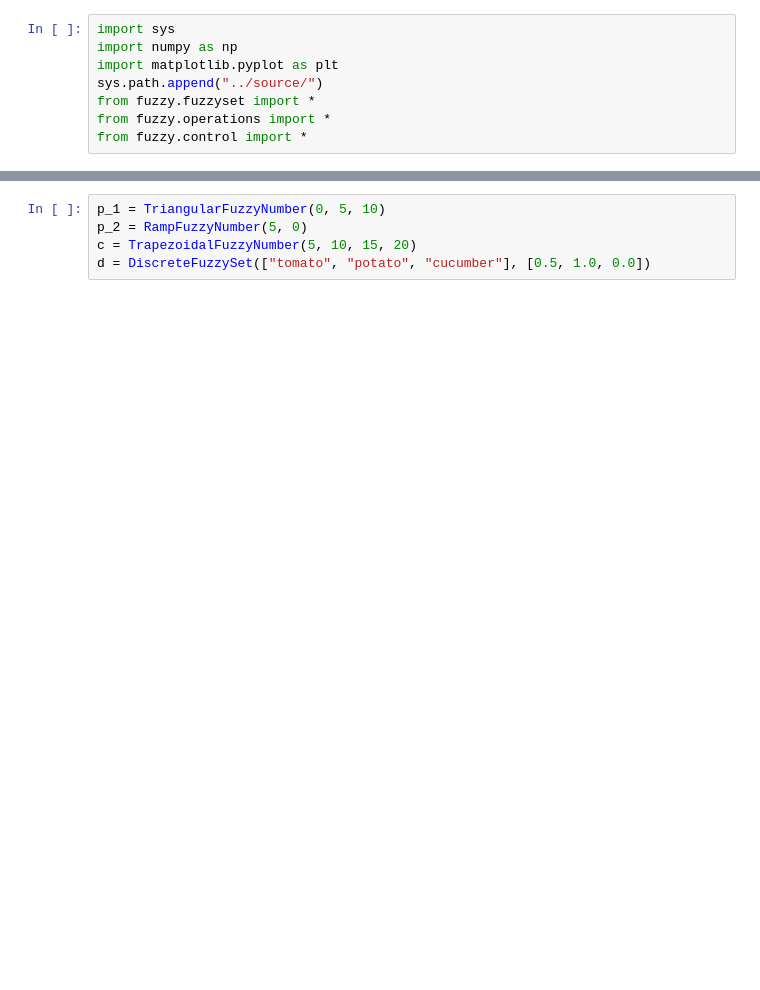
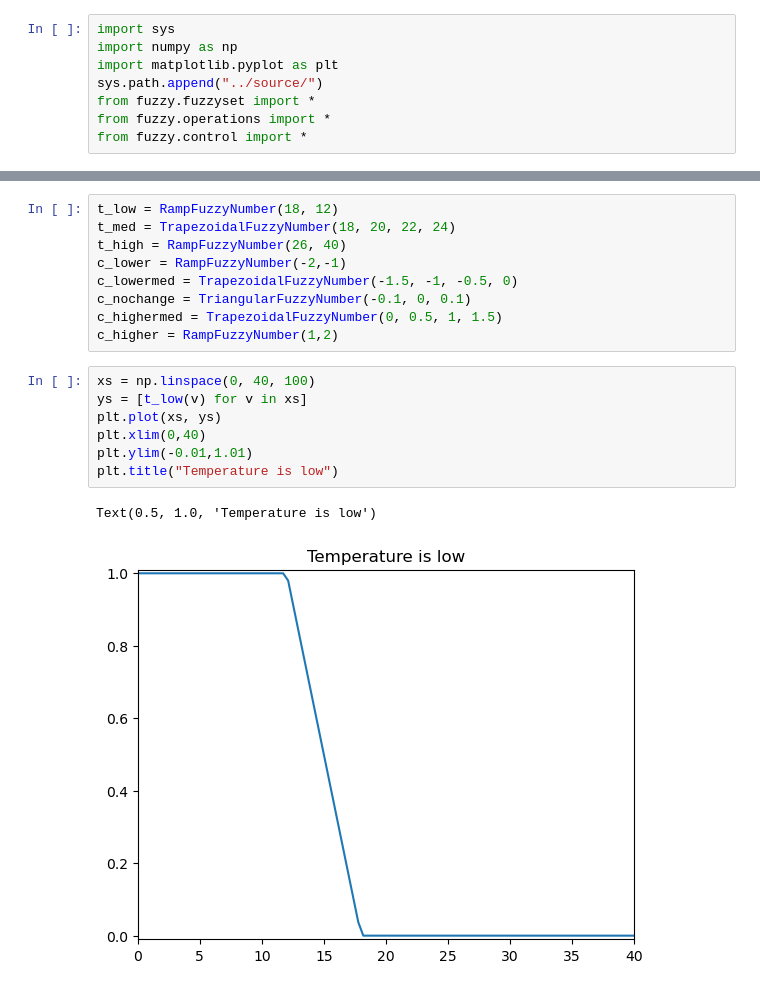
Before and after one commit to AndreaCampagner/softpy, a Jupyter notebook: examples/example_lesson2.ipynb, the cells around one changed output, grey strips where cells are left out. Drawn from its saved outputs; the diff is of its cells as text; blank space fills up the shorter version.

Commit message:
Add code and examples for fuzzy control

```diff
--- a/examples/example_lesson2.ipynb
+++ b/examples/example_lesson2.ipynb
@@ -9,5 +76,19 @@ from fuzzy.control import *
 # %%
-p_1 = TriangularFuzzyNumber(0, 5, 10)
-p_2 = RampFuzzyNumber(5, 0)
-c = TrapezoidalFuzzyNumber(5, 10, 15, 20)
-d = DiscreteFuzzySet(["tomato", "potato", "cucumber"], [0.5, 1.0, 0.0])
+t_low = RampFuzzyNumber(18, 12)
+t_med = TrapezoidalFuzzyNumber(18, 20, 22, 24)
+t_high = RampFuzzyNumber(26, 40)
+c_lower = RampFuzzyNumber(-2,-1)
+c_lowermed = TrapezoidalFuzzyNumber(-1.5, -1, -0.5, 0)
+c_nochange = TriangularFuzzyNumber(-0.1, 0, 0.1)
+c_highermed = TrapezoidalFuzzyNumber(0, 0.5, 1, 1.5)
+c_higher = RampFuzzyNumber(1,2)
+# %%
+xs = np.linspace(0, 40, 100)
+ys = [t_low(v) for v in xs]
+plt.plot(xs, ys)
+plt.xlim(0,40)
+plt.ylim(-0.01,1.01)
+plt.title("Temperature is low")
+# %% [output]
+Text(0.5, 1.0, 'Temperature is low')
+[figure, added]
```
Also changed, not shown: parts of 16 cells of this notebook, 1 other file.
